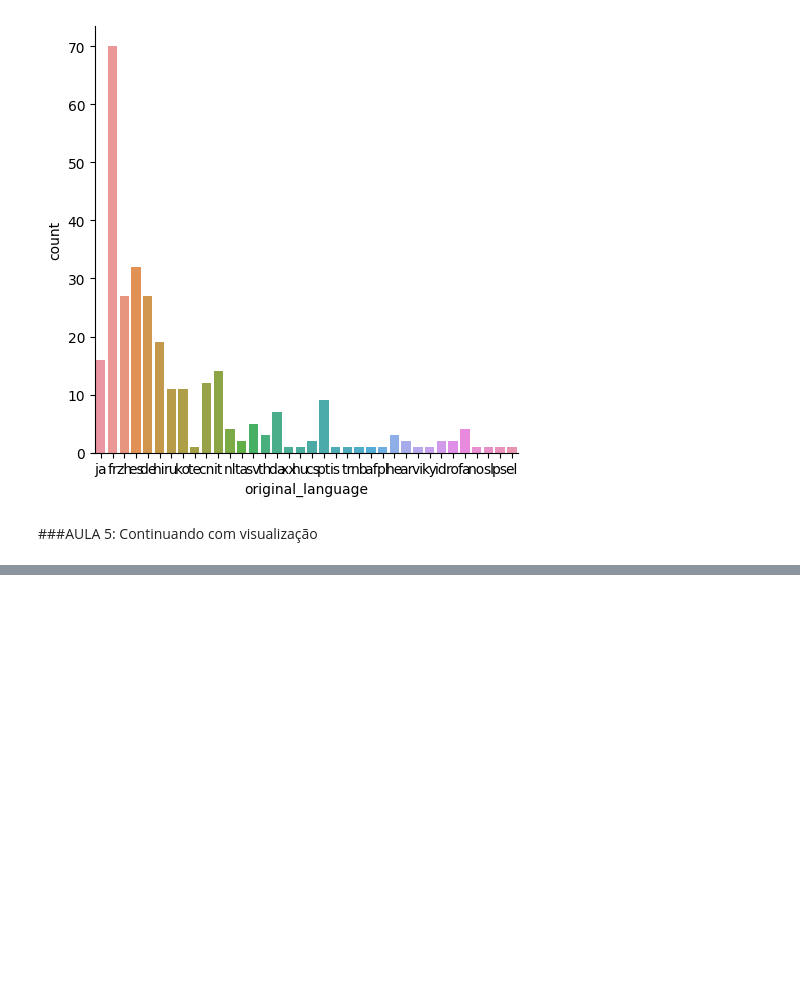
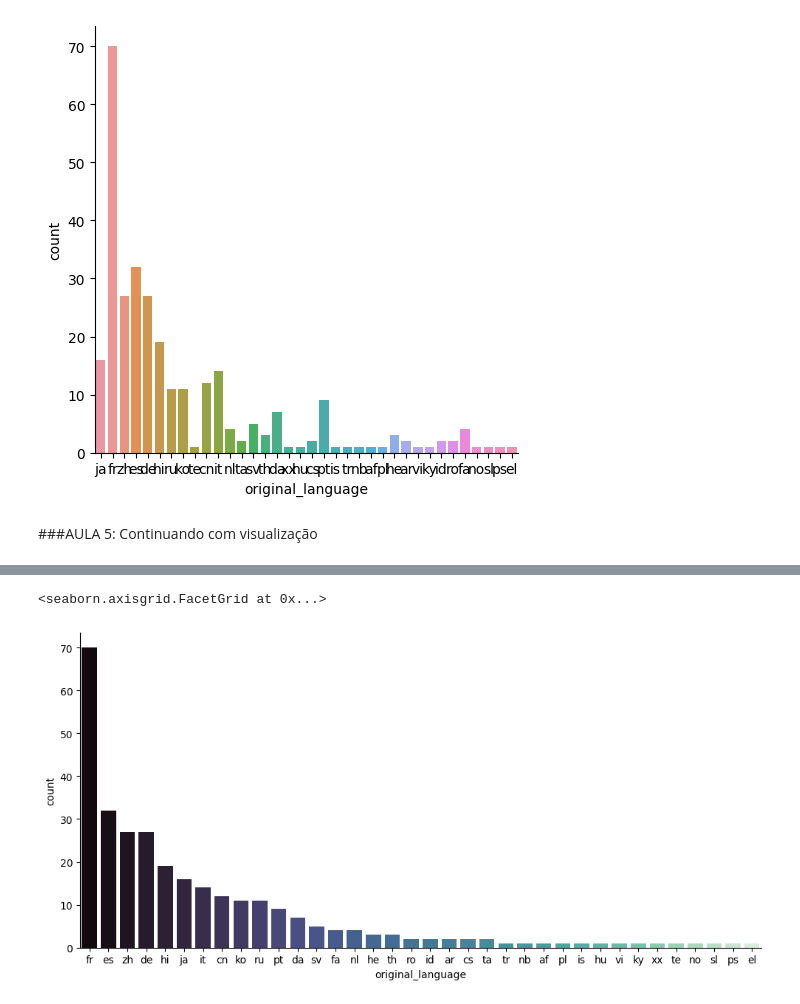
Before and after one commit to viegasgr/introDS, a Jupyter notebook: IntroDS_alura.ipynb, the cells around one changed output, grey strips where cells are left out. Saved outputs shown, nothing was run; the diff lists cells and outputs as text; code cells hidden in the pictures; blank space fills up the shorter version.

```diff
--- a/IntroDS_alura.ipynb
+++ b/IntroDS_alura.ipynb
@@ -318,0 +328,9 @@ sns.catplot(x='original_language', kind='count', data = filmes_lingua_sem_en)
+# %%
+ordenar_filmes_lingua_sem_en = filmes_lingua_sem_en['original_language'].value_counts() #para ordenar os filmes por qtd
+sns.catplot(x='original_language', kind='count',
+            data = filmes_lingua_sem_en, aspect = 2,
+            palette = 'mako', #escolher a paleta de cores
+            order = ordenar_filmes_lingua_sem_en.index) #comunica ao seaborn a ordem do gráfico
+# %% [output]
+<seaborn.axisgrid.FacetGrid at 0x...>
+[figure, added]
```
Also changed, not shown: parts of 1 cell of this notebook.
